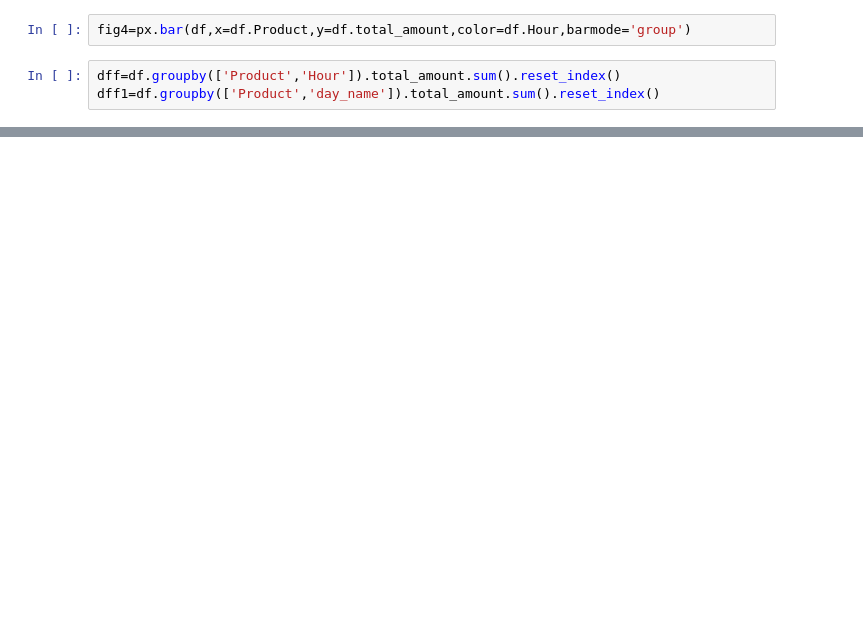
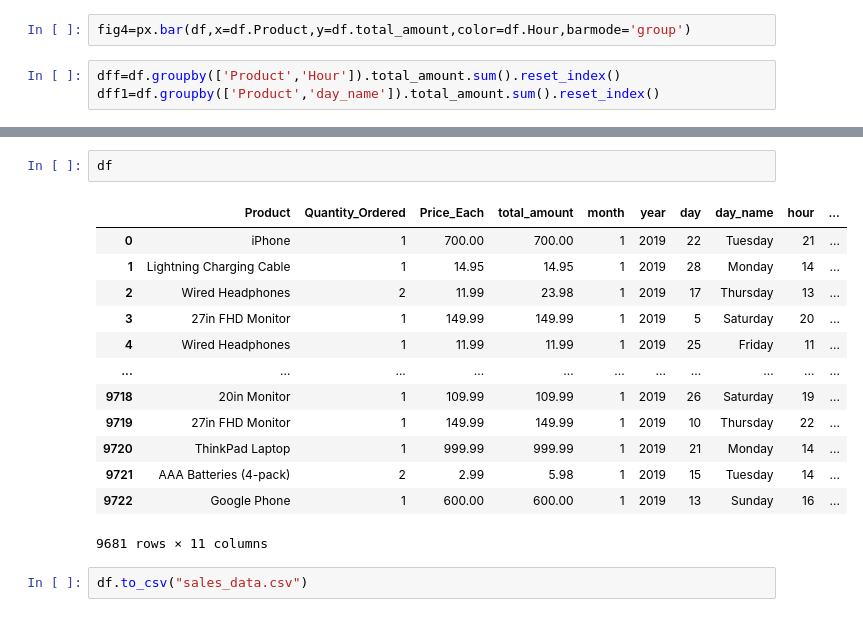
Before and after one commit to Haggai-ik/sales_data_analysis, a Jupyter notebook: sales_data_analysis.ipynb, the cells around one changed output, grey strips where cells are left out. Drawn from its saved outputs; the diff is of its cells as text; blank space fills up the shorter version.

```diff
--- a/sales_data_analysis.ipynb
+++ b/sales_data_analysis.ipynb
@@ -254,3 +247,21 @@ px.bar(dff,x=dff.Product,y=dff.total_amount,color=dff.Hour,barmode='group')
 px.bar(dff1,x=dff1.Product,y=dff1.total_amount,color=dff1.day_name,barmode='group')
 # %% [output]
 [interactive output not drawn]
+# %%
+df
+# %% [output]
+|  | Product | Quantity_Ordered | Price_Each | total_amount | month | year | day | day_name | hour | ... |
+| 0 | iPhone | 1 | 700.00 | 700.00 | 1 | 2019 | 22 | Tuesday | 21 | ... |
+| 1 | Lightning Charging Cable | 1 | 14.95 | 14.95 | 1 | 2019 | 28 | Monday | 14 | ... |
+| 2 | Wired Headphones | 2 | 11.99 | 23.98 | 1 | 2019 | 17 | Thursday | 13 | ... |
+| 3 | 27in FHD Monitor | 1 | 149.99 | 149.99 | 1 | 2019 | 5 | Saturday | 20 | ... |
+| 4 | Wired Headphones | 1 | 11.99 | 11.99 | 1 | 2019 | 25 | Friday | 11 | ... |
+| ... | ... | ... | ... | ... | ... | ... | ... | ... | ... | ... |
+| 9718 | 20in Monitor | 1 | 109.99 | 109.99 | 1 | 2019 | 26 | Saturday | 19 | ... |
+| 9719 | 27in FHD Monitor | 1 | 149.99 | 149.99 | 1 | 2019 | 10 | Thursday | 22 | ... |
+| 9720 | ThinkPad Laptop | 1 | 999.99 | 999.99 | 1 | 2019 | 21 | Monday | 14 | ... |
+| 9721 | AAA Batteries (4-pack) | 2 | 2.99 | 5.98 | 1 | 2019 | 15 | Tuesday | 14 | ... |
+| 9722 | Google Phone | 1 | 600.00 | 600.00 | 1 | 2019 | 13 | Sunday | 16 | ... |
+9681 rows × 11 columns
+# %%
+df.to_csv("sales_data.csv")
```
Also changed, not shown: parts of 3 cells of this notebook.
